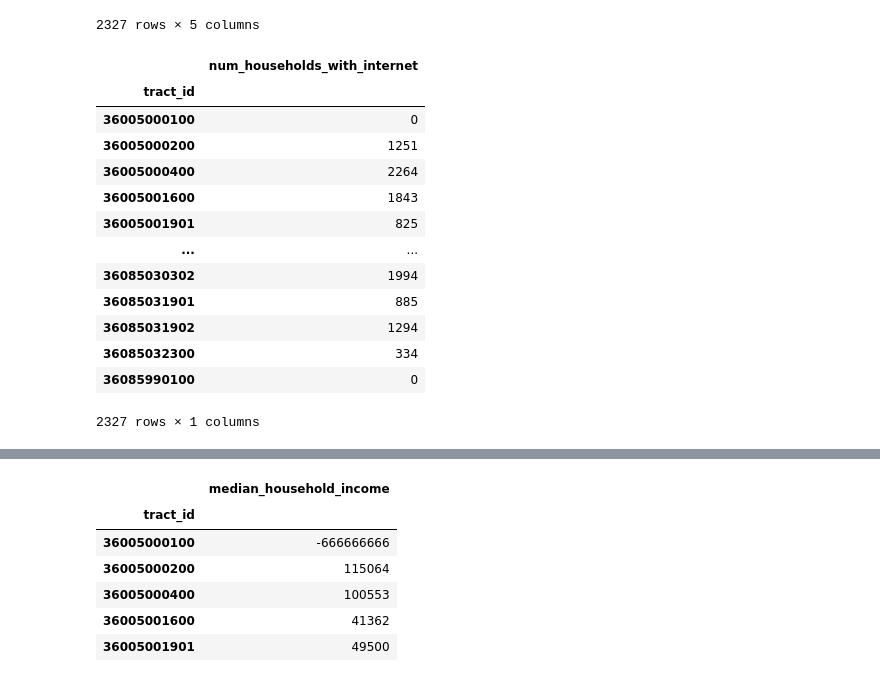
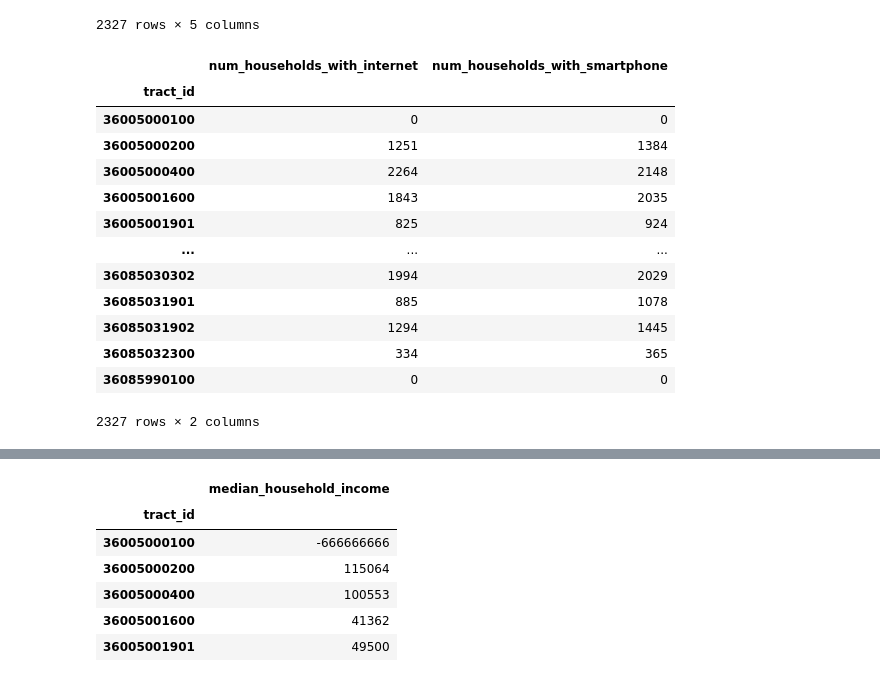
Before and after one commit to pendulating/bayflood, a Jupyter notebook: aggregation/analysis_df.ipynb, the cells around one changed output, grey strips where cells are left out. Drawn from its saved outputs; the diff is of its cells as text; code cells hidden in the pictures.

Commit message:
num smartphones, educational attainment

```diff
--- a/aggregation/analysis_df.ipynb
+++ b/aggregation/analysis_df.ipynb
@@ -204,36 +204,37 @@ s2801_nyc_md.to_csv('demo/data/acs22_s2801_md.csv')
 # %%
 s2801_nyc = pd.read_json('demo/data/acs22_s2801.json', orient='records')
 
 s2801_nyc.columns = s2801_nyc.iloc[0]
 s2801_nyc = s2801_nyc[1:]
 
 s2801_nyc['tract_id'] = s2801_nyc['GEO_ID'].str.split('US', expand=True)[1]
 
 INTERNET_ACCESS_COLS = {
-    'S2801_C01_012E': 'num_households_with_internet'
+    'S2801_C01_012E': 'num_households_with_internet',
+    'S2801_C01_005E': 'num_households_with_smartphone'
 }
 
 internet_access_nyc = s2801_nyc[list(INTERNET_ACCESS_COLS.keys())]
 internet_access_nyc.columns = internet_access_nyc.columns.map(lambda x: INTERNET_ACCESS_COLS[x])
 internet_access_nyc.index = s2801_nyc['tract_id']
 # cast all columns to ints
 internet_access_nyc = internet_access_nyc.astype(int)
 internet_access_nyc
 # %% [output]
-|  | num_households_with_internet |
-| tract_id |  |
-| 36005000100 | 0 |
-| 36005000200 | 1251 |
-| 36005000400 | 2264 |
-| 36005001600 | 1843 |
-| 36005001901 | 825 |
-| ... | ... |
-| 36085030302 | 1994 |
-| 36085031901 | 885 |
-| 36085031902 | 1294 |
-| 36085032300 | 334 |
-| 36085990100 | 0 |
+|  | num_households_with_internet | num_households_with_smartphone |
+| tract_id |  |  |
+| 36005000100 | 0 | 0 |
+| 36005000200 | 1251 | 1384 |
+| 36005000400 | 2264 | 2148 |
+| 36005001600 | 1843 | 2035 |
+| 36005001901 | 825 | 924 |
+| ... | ... | ... |
+| 36085030302 | 1994 | 2029 |
+| 36085031901 | 885 | 1078 |
+| 36085031902 | 1294 | 1445 |
+| 36085032300 | 334 | 365 |
+| 36085990100 | 0 | 0 |
-2327 rows × 1 columns
+2327 rows × 2 columns
 # %%
 ct_nyc = ct_nyc.join(internet_access_nyc)
 # %%
```
Also changed, not shown: parts of 17 cells of this notebook, 1 other file.
